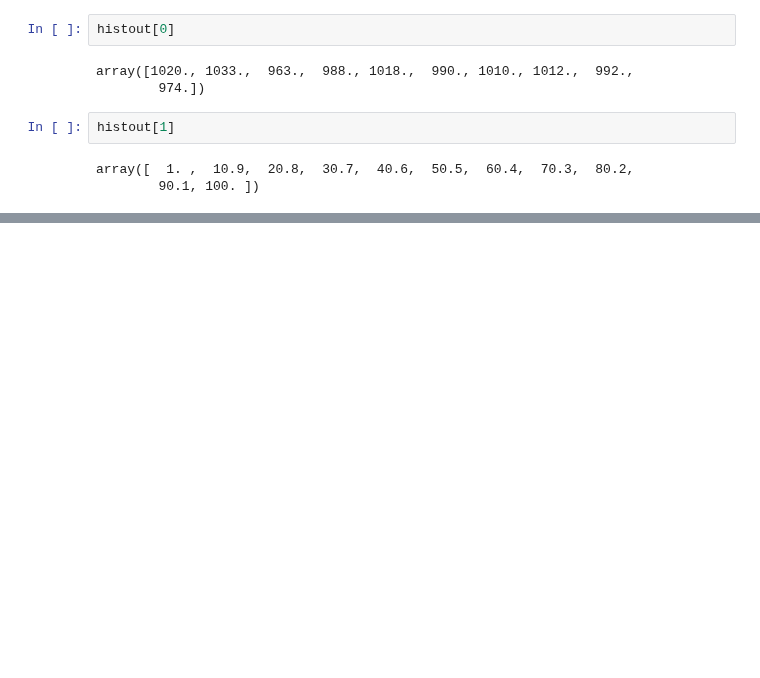
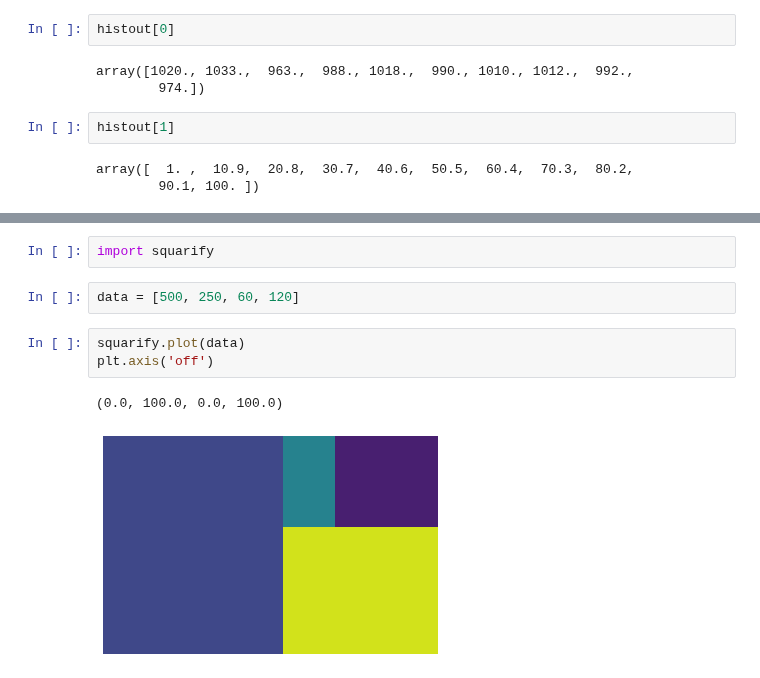
Before and after one commit to sskboonmee/data_viz_2022, a Jupyter notebook: DataViz04_Data_Comparison.ipynb, the cells around one changed output, grey strips where cells are left out. Saved outputs shown, nothing was run; the diff lists cells and outputs as text; blank space fills up the shorter version.

```diff
--- a/DataViz04_Data_Comparison.ipynb
+++ b/DataViz04_Data_Comparison.ipynb
@@ -310,0 +320,10 @@ array([  1. ,  10.9,  20.8,  30.7,  40.6,  50.5,  60.4,  70.3,  80.2,
+# %%
+import squarify
+# %%
+data = [500, 250, 60, 120]
+# %%
+squarify.plot(data)
+plt.axis('off')
+# %% [output]
+(0.0, 100.0, 0.0, 100.0)
+[figure, added]
```
Also changed, not shown: parts of 18 cells of this notebook.
